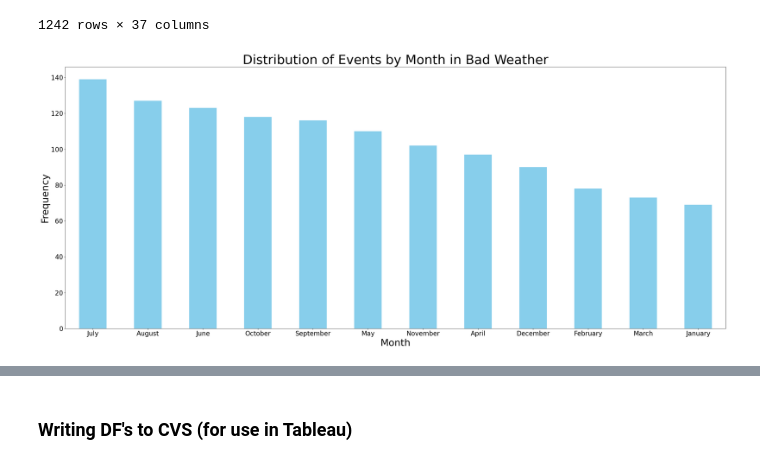
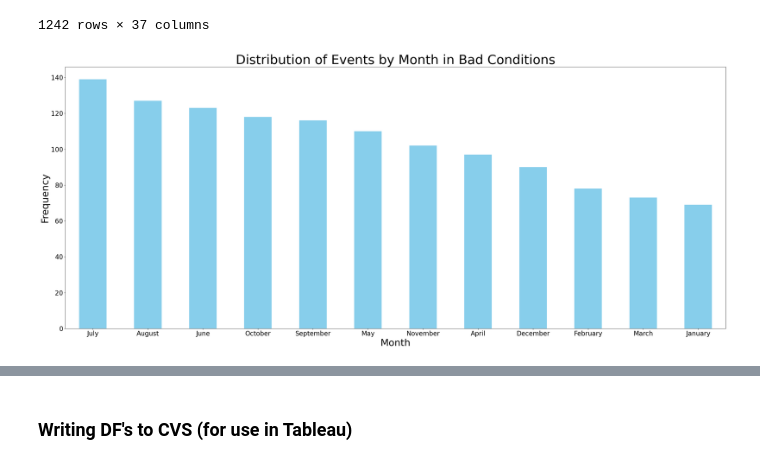
Before and after one commit to serbinaekaterinai/Aircraft-EDA-Project-, a Jupyter notebook: Aircraft_Accidents_EDA.ipynb, the cells around one changed output, grey strips where cells are left out. Drawn from its saved outputs; the diff is of its cells as text; code cells hidden in the pictures.

```diff
--- a/Phase1_Project.ipynb
+++ b/Aircraft_Accidents_EDA.ipynb
@@ -15,7 +15,7 @@ warnings.filterwarnings("ignore")
 # %% [markdown]
 ## Read Data
 # %%
-df = pd.read_csv('Emily/Data/AviationData.csv', encoding = 'latin1')
+df = pd.read_csv('./Data/AviationData.csv', encoding = 'latin1')
 df.head()
 # %% [output]
 |  | Event.Id | Investigation.Type | Accident.Number | Event.Date | Location | Country | Latitude | Longitude | ... |
@@ -847,8 +868,9 @@ plt.show()
 # %% [output]
 [figure]
 # %%
-bed_conditions_df = df[(df['Aircraft Damage'] == 'Destroyed') & (df['Injury Severity'] == 'Fatal')]
-bed_conditions_df
+#Adding new DataFrame bed_conditions_df
+bad_conditions_df = df[(df['Aircraft Damage'] == 'Destroyed') & (df['Injury Severity'] == 'Fatal')]
+bad_conditions_df
 # %% [output]
 |  | Event Id | Investigation Type | Accident Number | Event Date | Location | Country | Airport Code | ... |
 | 54904 | 20030626X00959 | Accident | FTW03FA174 | 2003-06-21 | Cushing, Ok | United States | NaN | ... |
@@ -864,16 +886,17 @@ bed_conditions_df
 | 88846 | 20221206106419 | Accident | CEN23FA060 | 2022-12-05 | Yukon, Ok | United States | RCE | ... |
 1242 rows × 37 columns
 # %%
-bad_counts = bed_conditions_df['Month'].value_counts()
+# Create a bar plot to visualize the Distribution of Events by Month in Bad Conditions
+bad_counts = bad_conditions_df['Month'].value_counts()
 plt.figure(figsize=(30, 13))
 ax = bad_counts.plot(kind='bar', color='skyblue')
 plt.xlabel('Month', fontsize=30)
 plt.ylabel('Frequency', fontsize=30)
 month_names = [calendar.month_name[i] for i in bad_counts.index]
 plt.yticks(rotation=0, fontsize=20)
 ax.set_xticklabels(month_names, rotation=0, fontsize=20)
-plt.title('Distribution of Events by Month in Bad Weather', fontsize=40)
+plt.title('Distribution of Events by Month in Bad Conditions', fontsize=40)
 plt.tight_layout()
 plt.show()
 # %% [output]
-[figure, old version]
+[figure, new version]
```
Also changed, not shown: parts of 55 cells of this notebook, 10 other files.
